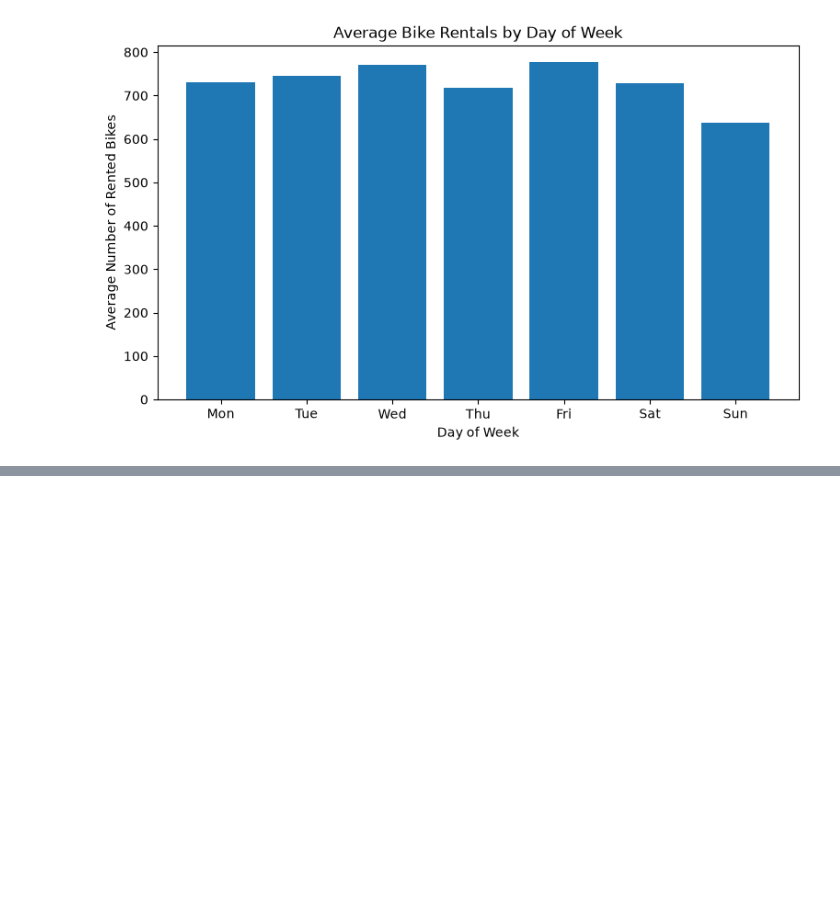
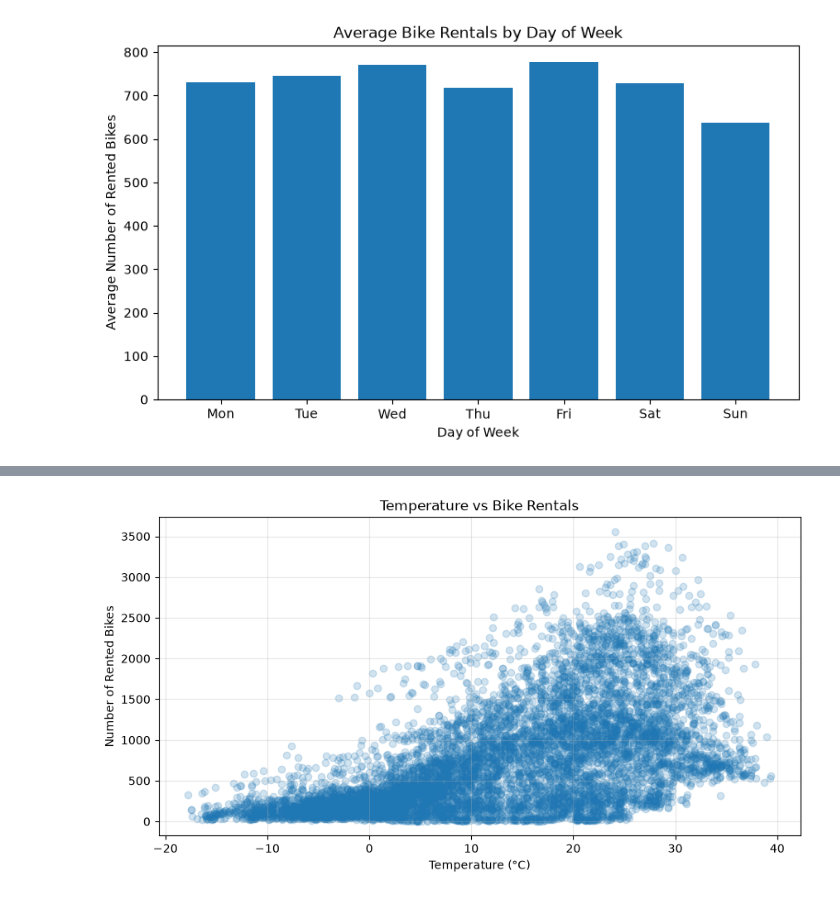
Before and after one commit to ChandaNovent/BikeFlow, a Jupyter notebook: 01_bikeflow_analysis.ipynb, the cells around one changed output, grey strips where cells are left out. Cells and saved outputs as stored; diff of their text form; code cells hidden in the pictures; blank space fills up the shorter version.

```diff
--- a/01_bikeflow_analysis.ipynb
+++ b/01_bikeflow_analysis.ipynb
@@ -499,0 +626,24 @@ plt.show()
+# %%
+
+# Create a scatterplot to examine temperature and bike rentals
+plt.figure(figsize=(10, 5))
+
+# Each point represents one hour of bike rentals
+plt.scatter(
+    df_model["Temperature(°C)"],   # X-axis: temperature
+    df_model["Rented Bike Count"], # Y-axis: rented bikes
+    alpha=0.2                     # Make points transparent to show overlapping observations
+)
+
+# Add chart title and labels
+plt.title("Temperature vs Bike Rentals")
+plt.xlabel("Temperature (°C)")
+plt.ylabel("Number of Rented Bikes")
+
+# Add a grid
+plt.grid(alpha=0.3)
+
+# Display the chart
+plt.show()
+# %% [output]
+[figure, added]
```
Also changed, not shown: parts of 15 cells of this notebook.
